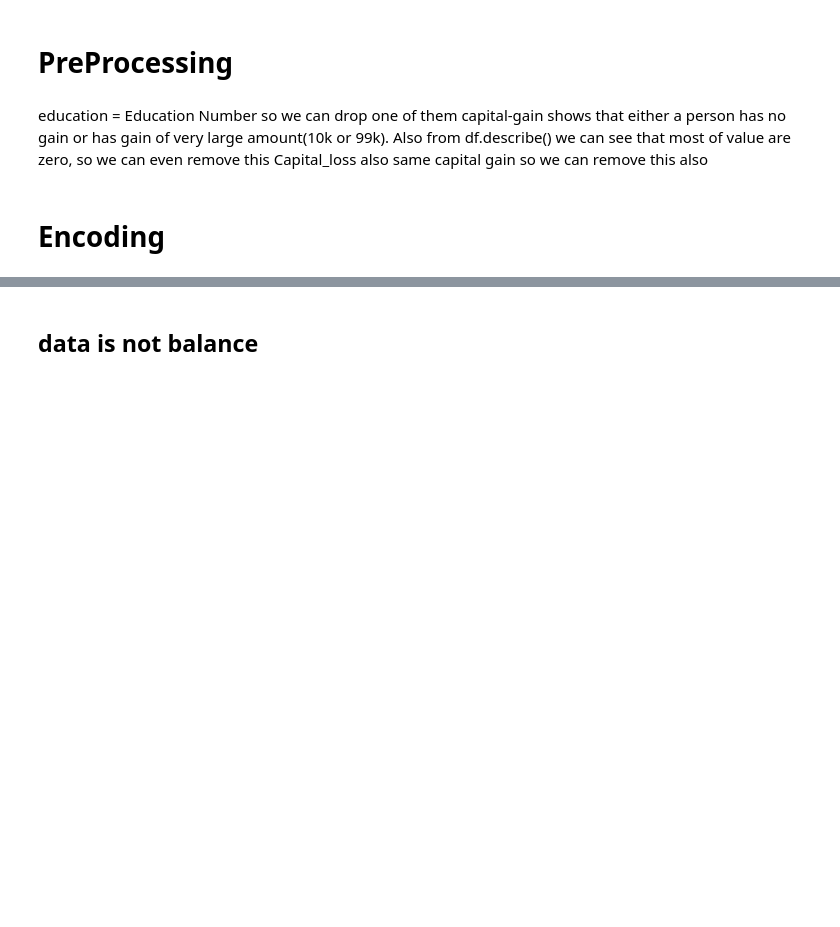
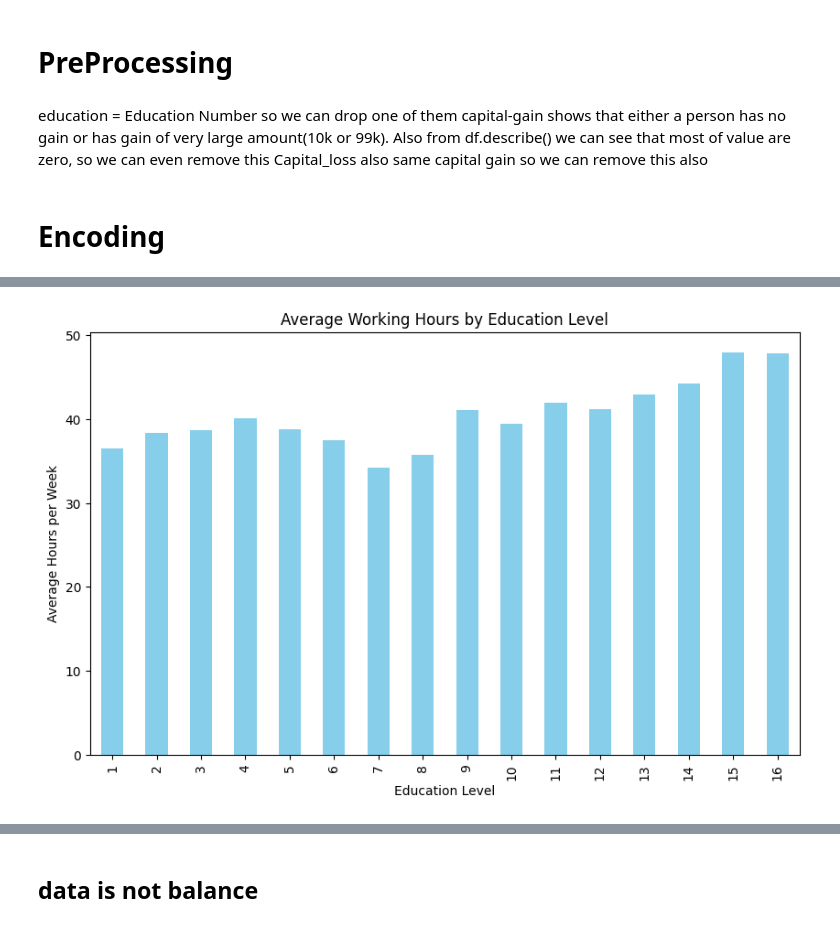
Before and after one commit to MostafaAyman3/EDA, a Jupyter notebook: EDA_adult_dataset.ipynb, the cells around one changed output, grey strips where cells are left out. Drawn from its saved outputs; the diff is of its cells as text; code cells hidden in the pictures; blank space fills up the shorter version.

```diff
--- a/EDA_adult_dataset.ipynb
+++ b/EDA_adult_dataset.ipynb
@@ -362,7 +369,7 @@ education = Education Number so we can drop one of them
 capital-gain shows that either a person has no gain or has gain of very large amount(10k or 99k). Also from df.describe() we can see that most of value are zero, so we can even remove this
 Capital_loss also same capital gain so we can remove this also
 # %%
-#df.drop(['education','capital-gain','capital-loss'], axis = 1, inplace = True)
+df.drop(['education','capital.gain','capital.loss'], axis = 1, inplace = True)
 # %% [markdown]
 # Encoding
 # %%
@@ -377,14 +391,16 @@ df.head()
 # %%
-# @title Average Working Hours by Education Level
+# Average Working Hours by Education Level
 
 import matplotlib.pyplot as plt
 
 # Assuming 'df' is your DataFrame
 plt.figure(figsize=(10, 6))
-df.groupby('education')['hours-per-week'].mean().plot(kind='bar', color='skyblue')
+df.groupby('education.num')['hours.per.week'].mean().plot(kind='bar', color='skyblue')
 plt.xlabel('Education Level')
 plt.ylabel('Average Hours per Week')
 _ = plt.title('Average Working Hours by Education Level')
+# %% [output]
+[figure, added]
 # %%
 # Calculate the value counts of the target column
 value_counts = df['income'].value_counts()
```
Also changed, not shown: parts of 18 cells of this notebook.
